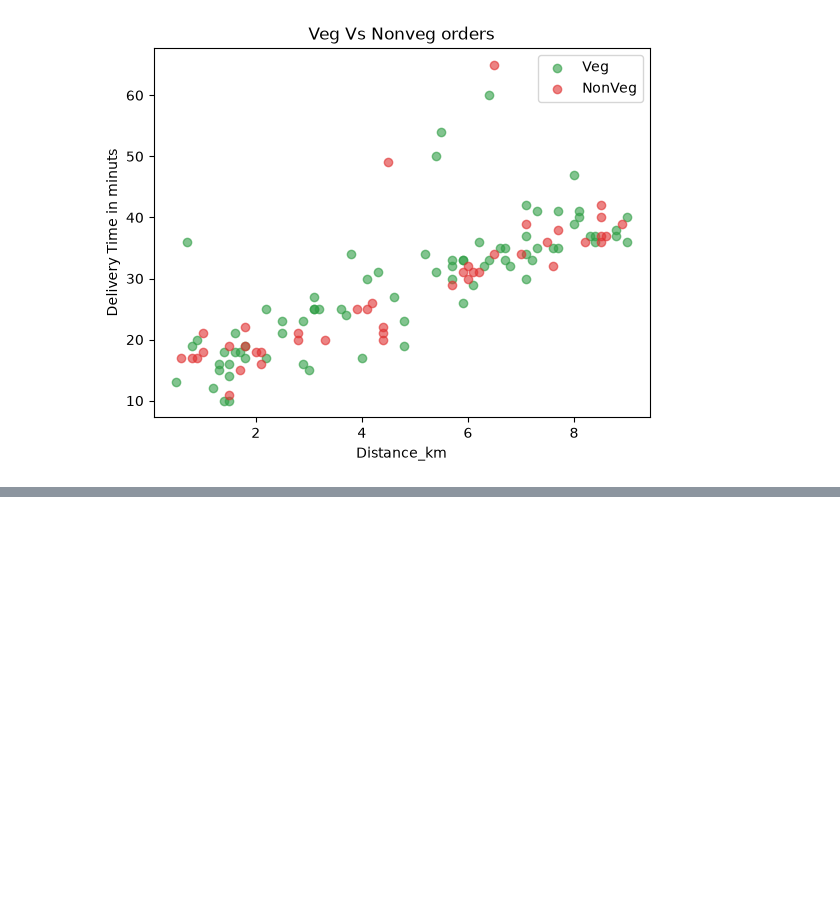
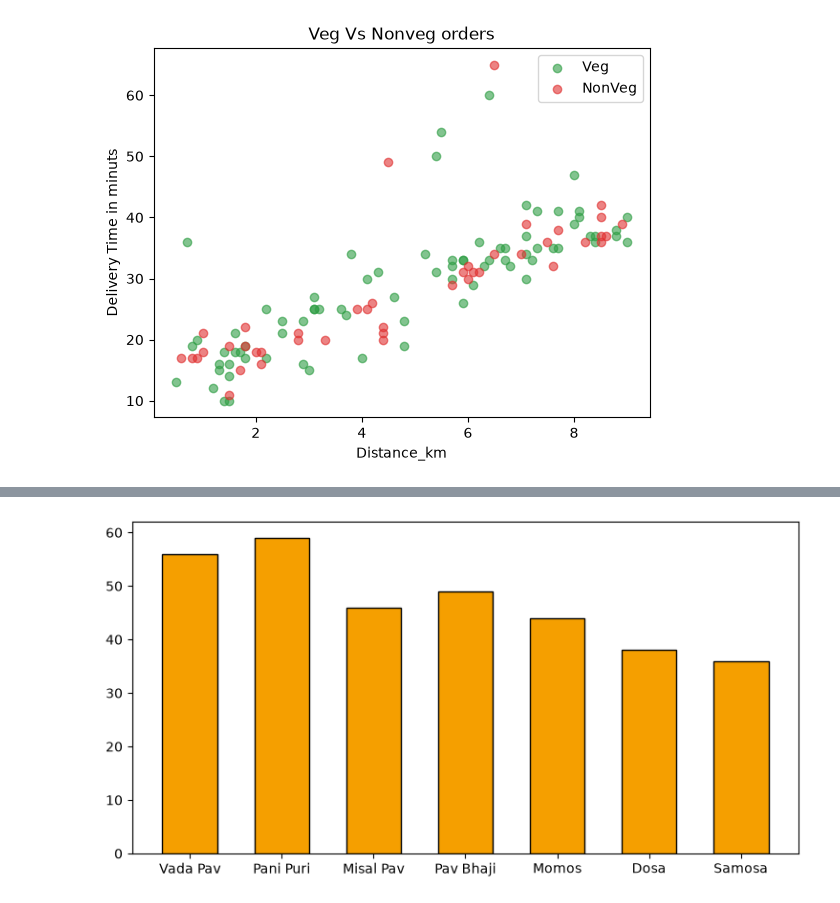
Before and after one commit to singh-amit-45/Data-Science, a Jupyter notebook: Libraries/Matplotlib/Matplotlib.ipynb, the cells around one changed output, grey strips where cells are left out. Drawn from its saved outputs; the diff is of its cells as text; code cells hidden in the pictures; blank space fills up the shorter version.

```diff
--- a/Libraries/Matplotlib/Matplotlib.ipynb
+++ b/Libraries/Matplotlib/Matplotlib.ipynb
@@ -194,0 +226,6 @@ plt.show()
+# %%
+plt.figure(figsize=(9,4.5))
+plt.bar(poll['food'],poll['total_votes'],color = '#F59F00',edgecolor = 'black',width=0.6)
+plt.show()
+# %% [output]
+[figure, added]
```
Also changed, not shown: parts of 13 cells of this notebook.
